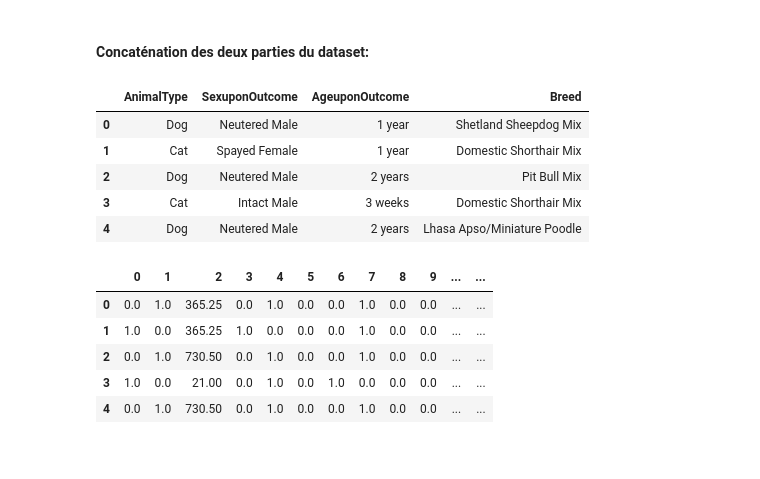
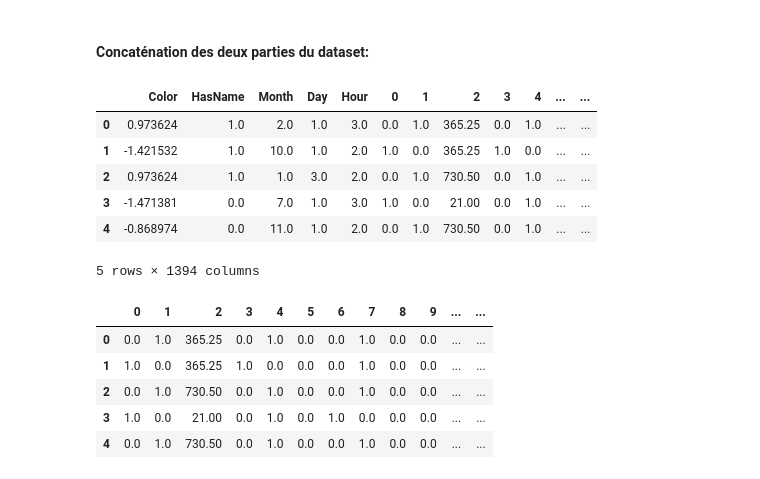
Before and after one commit to FabriceCh/inf8215, a Jupyter notebook: lab3/TP3/TP3_FR.ipynb, the cells around one changed output. Drawn from its saved outputs; the diff is of its cells as text; code cells hidden in the pictures.

```diff
--- a/lab3/TP3/TP3_FR.ipynb
+++ b/lab3/TP3/TP3_FR.ipynb
@@ -627,14 +636,14 @@ def GetAgeInDays(text):
 
 #AgeuponOutcome
 pipeline_age = Pipeline([
-    ("textual", SimpleImputer(strategy = 'constant', fill_value = 'x')),
-    ("AgeuponOutcome", TransformationWrapper(transformation = GetAgeInDays)),
-    ("imputerMean", SimpleImputer(missing_values = -1, strategy = 'mean')),
+    ("xFill", SimpleImputer(strategy = 'constant', fill_value = 'x')),
+    ("transform", TransformationWrapper(transformation = GetAgeInDays)),
+    ("meanFill", SimpleImputer(missing_values = -1, strategy = 'mean')),
 ])
 
 #AnimalType
 pipeline_animal_type = Pipeline([
-    ("encode", OneHotEncoder(categories = 'auto', sparse = False))
+    ("AnimalType", OneHotEncoder(categories = 'auto', sparse = False))
 ])
 
 def parse_sex(text):
@@ -653,12 +662,12 @@ def parse_status(text):
         return "Intact"
 
 pipeline_sex = Pipeline([
-    ("SexuponOutcome", TransformationWrapper(transformation = parse_sex)),
+    ("Sex", TransformationWrapper(transformation = parse_sex)),
     ("encode", OneHotEncoder(categories = 'auto', sparse = False))
 ])
 
 pipeline_status = Pipeline([
-    ("SexuponOutcome", TransformationWrapper(transformation = parse_status)),
+    ("Status", TransformationWrapper(transformation = parse_status)),
     ("encode", OneHotEncoder(categories = 'auto', sparse = False))
 ])
 
@@ -669,14 +678,6 @@ pipeline_sex_status = Pipeline([
         ("Sex", pipeline_sex),
         ("Status", pipeline_status)
     ]))
-])
-
-pipeline_sex = Pipeline([
-    ("encode", OneHotEncoder(categories = 'auto', sparse = False))
-])
-
-pipeline_sex = Pipeline([
-    ("encode", OneHotEncoder(categories = 'auto', sparse = False))
 ])
 
 #Breed
@@ -698,16 +705,17 @@ X_test_prepared = pd.DataFrame(full_pipeline.fit_transform(X_test))
 # %% [markdown]
 #### Concaténation des deux parties du dataset:
 # %%
-# X_train = pd.concat([X_train1,X_train_prepared], axis = 1)
-# X_test = pd.concat([X_test1,X_test_prepared], axis = 1)
+X_train = pd.concat([X_train1,X_train_prepared], axis = 1)
+X_test = pd.concat([X_test1,X_test_prepared], axis = 1)
 X_train.head()
 # %% [output]
-|  | AnimalType | SexuponOutcome | AgeuponOutcome | Breed |
-| 0 | Dog | Neutered Male | 1 year | Shetland Sheepdog Mix |
-| 1 | Cat | Spayed Female | 1 year | Domestic Shorthair Mix |
-| 2 | Dog | Neutered Male | 2 years | Pit Bull Mix |
-| 3 | Cat | Intact Male | 3 weeks | Domestic Shorthair Mix |
-| 4 | Dog | Neutered Male | 2 years | Lhasa Apso/Miniature Poodle |
+|  | Color | HasName | Month | Day | Hour | 0 | 1 | 2 | 3 | 4 | ... | ... |
+| 0 | 0.973624 | 1.0 | 2.0 | 1.0 | 3.0 | 0.0 | 1.0 | 365.25 | 0.0 | 1.0 | ... | ... |
+| 1 | -1.421532 | 1.0 | 10.0 | 1.0 | 2.0 | 1.0 | 0.0 | 365.25 | 1.0 | 0.0 | ... | ... |
+| 2 | 0.973624 | 1.0 | 1.0 | 3.0 | 2.0 | 0.0 | 1.0 | 730.50 | 0.0 | 1.0 | ... | ... |
+| 3 | -1.471381 | 0.0 | 7.0 | 1.0 | 3.0 | 1.0 | 0.0 | 21.00 | 0.0 | 1.0 | ... | ... |
+| 4 | -0.868974 | 0.0 | 11.0 | 1.0 | 2.0 | 0.0 | 1.0 | 730.50 | 0.0 | 1.0 | ... | ... |
+5 rows × 1394 columns
 # %%
 X_train_prepared.head()
 # %% [output]
```
Also changed, not shown: parts of 15 cells of this notebook.
